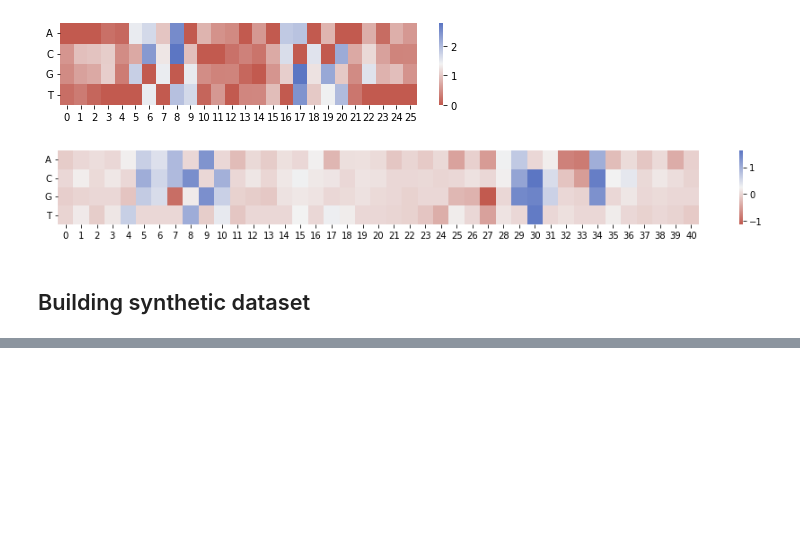
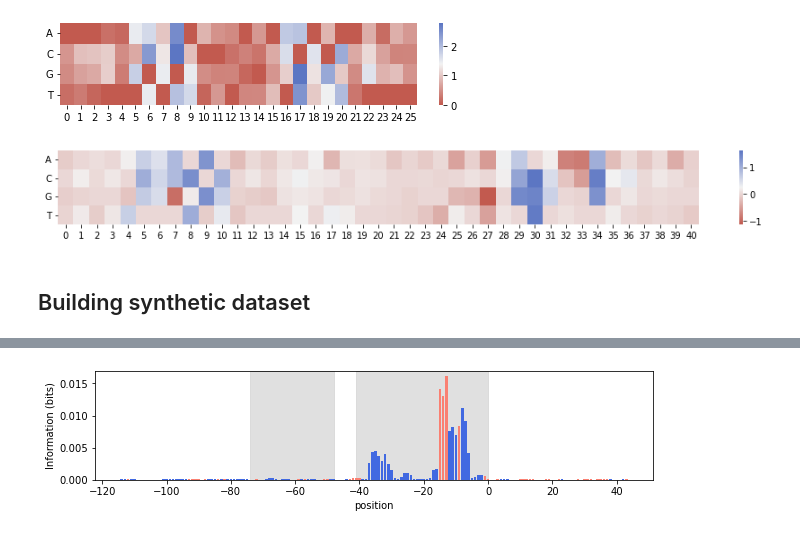
Before and after one commit to RPGroup-PBoC/theoretical_regseq, a Jupyter notebook: notebooks/pipeline/simple_activation_synthetic_dataset.ipynb, the cells around one changed output, grey strips where cells are left out. Saved outputs shown, nothing was run; the diff lists cells and outputs as text; code cells hidden in the pictures; blank space fills up the shorter version.

Commit message:
found a footprint for the activator

```diff
--- a/notebooks/pipeline/simple_activation_synthetic_dataset.ipynb
+++ b/notebooks/pipeline/simple_activation_synthetic_dataset.ipynb
@@ -197,0 +190,39 @@ plt.show()
+# %%
+n_NS = len(genome)
+n_p = 400
+n_a = 50
+ep_wt = -5
+ea_wt = -10
+e_ap = -2
+# %%
+df = simact(promoter, rnap_site, crp_site,
+           rnap_emat, crp_emat, n_p, n_a, n_NS,
+           ep_wt=ep_wt, ea_wt=ea_wt, e_ap=e_ap)
+n_seqs = len(df)
+mut_list = df['seq'].values
+mu_data = df['norm_ct_1']
+nbins = 2
+upper_bound = np.mean(mu_data)
+footprint = tregs.footprint.get_info_footprint(mut_list, mu_data, promoter, nbins, upper_bound,
+                                               pseudocount=10**(-6))
+exshift_list = tregs.footprint.get_expression_shift(mut_list, mu_data.values, promoter,
+                                                    smoothed=True, windowsize=3)
+# %%
+fig, ax = plt.subplots(figsize=(10,2))
+ax.set_ylabel('Information (bits)')
+ax.set_xlabel('position')
+
+rnap_start, rnap_end = tregs.seq_utils.find_binding_site(promoter, rnap_site)
+act_start, act_end = tregs.seq_utils.find_binding_site(promoter, crp_site)
+ax.axvspan(rnap_start-115, rnap_end-115, alpha=0.7, color='lightgray')
+ax.axvspan(act_start-115, act_end-115, alpha=0.7, color='lightgray')
+
+windowsize = 3
+cut = int((windowsize - 1) / 2)
+x = np.arange(-115 + cut, 45 - cut)
+shiftcolors = [('salmon' if exshift > 0 else 'royalblue') for exshift in exshift_list]
+ax.bar(x, footprint, edgecolor=None, color=shiftcolors)
+
+plt.show()
+# %% [output]
+[figure, added]
```
Also changed, not shown: parts of 7 cells of this notebook.
